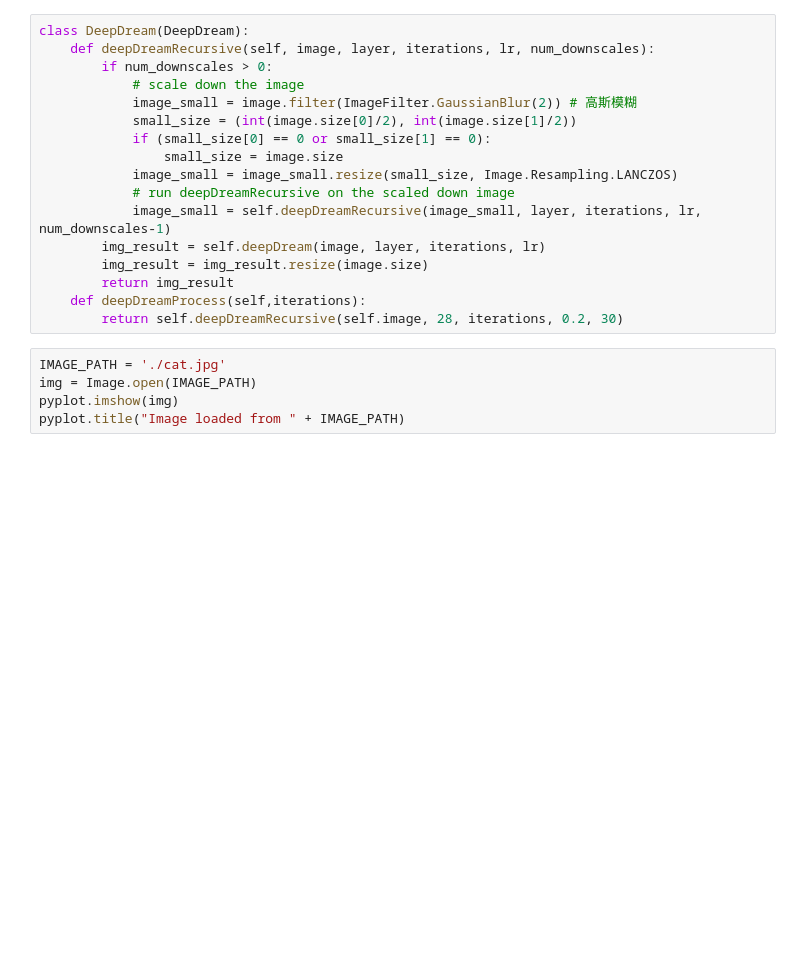
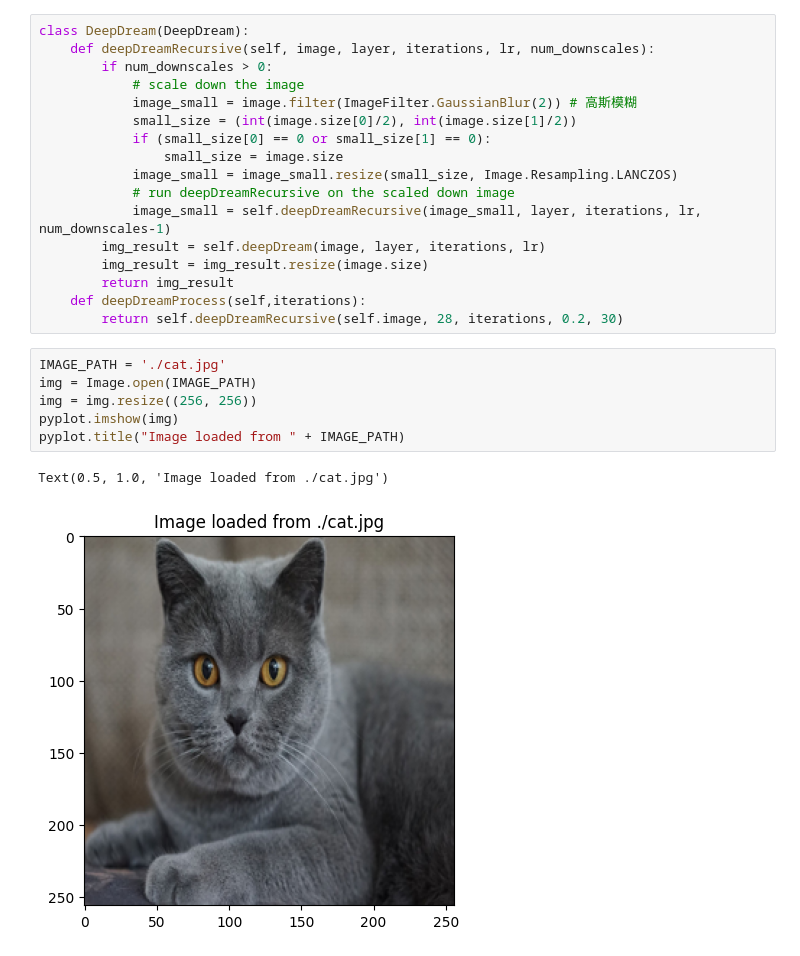
Before and after one commit to XIONGPEILIN/3b, a Jupyter notebook: 5.ipynb, the cells around one changed output. Drawn from its saved outputs; the diff is of its cells as text; blank space fills up the shorter version.

```diff
--- a/5.ipynb
+++ b/5.ipynb
@@ -76,6 +76,10 @@ class DeepDream(DeepDream):
 # %%
 IMAGE_PATH = './cat.jpg'
 img = Image.open(IMAGE_PATH)
+img = img.resize((256, 256))
 pyplot.imshow(img)
 pyplot.title("Image loaded from " + IMAGE_PATH)
+# %% [output]
+Text(0.5, 1.0, 'Image loaded from ./cat.jpg')
+[figure, added]
 # %%
```
Also changed, not shown: parts of 3 cells of this notebook.
